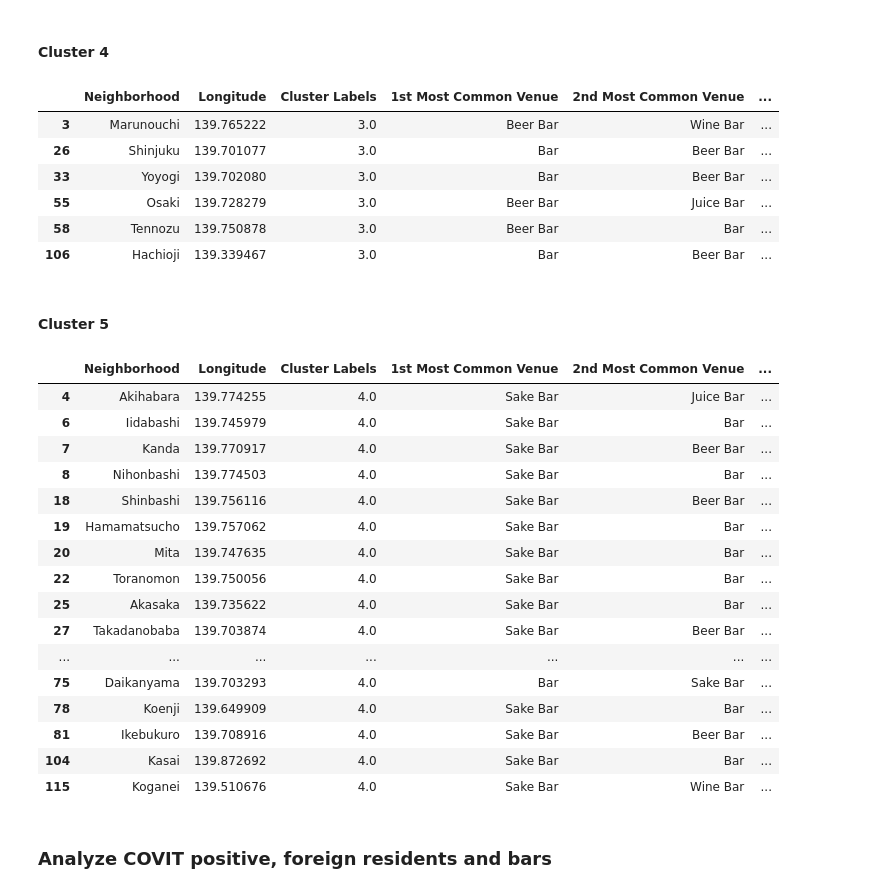
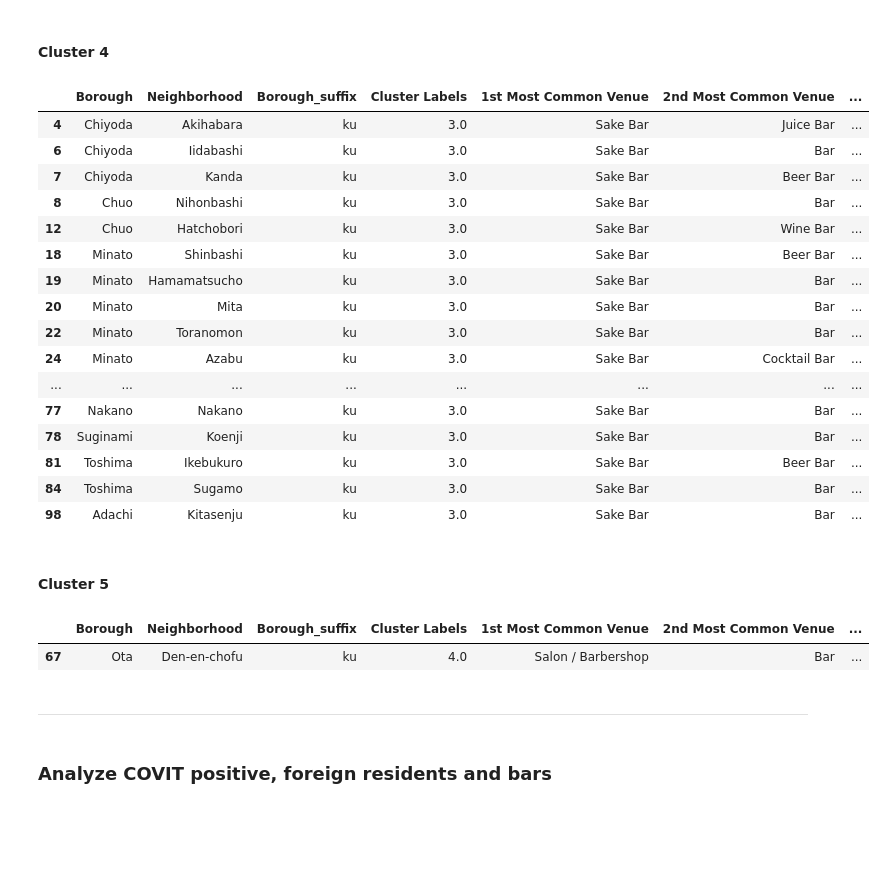
Before and after one commit to taakuu/Coursera_Capstone, a Jupyter notebook: Week4-5_The_Battle_of_Neighborhoods/Week5-The-Battle-of-Neighborhoods.ipynb, the cells around one changed output. Drawn from its saved outputs; the diff is of its cells as text; code cells hidden in the pictures; blank space fills up the shorter version.

```diff
--- a/Week4-5_The_Battle_of_Neighborhoods/Week5-The-Battle-of-Neighborhoods.ipynb
+++ b/Week4-5_The_Battle_of_Neighborhoods/Week5-The-Battle-of-Neighborhoods.ipynb
@@ -495,7 +507,7 @@ map_tokyo
 # %% [markdown]
 #### View COVIT19 positive in Tokyo
 # %%
-address = 'Tokyo, Tokyo, Japan'
+address = 'Tsutsujigaoka, Tokyo, Japan'
 
 geolocator = Nominatim(user_agent="tokyo_wards_explorer")
 location = geolocator.geocode(address)
@@ -507,5 +519,13 @@ The geograpical coordinate of Tokyo, Tokyo, Japan are 35.6777691, 139.7646365.
 # %%
+from folium.features import DivIcon
+
+title = 'COVIT19 positive in Tokyo as of ' + covit_json_date
+title_html = '''
+             <h3 align="center" style="font-size:16px"><b>{}</b></h3>
+             '''.format(title)
+
 map_tokyo_covit = folium.Map(location=[latitude, longitude], zoom_start=11)
+map_tokyo_covit.get_root().html.add_child(folium.Element(title_html))
 
 covit_max = covit_foreign['COVIT_positive'].max()
 
@@ -520,8 +540,18 @@ for lat, lng, label, covit in zip(covit_foreign['Latitude'], covit_foreign['Long
         fill=True,
         fill_color='red',
         fill_opacity=0.7,
-        parse_html=False).add_to(map_tokyo_covit)
-
+        parse_html=False
+    ).add_to(map_tokyo_covit)
+    '''
+    folium.map.Marker(
+        [lat + 0.5, lng - 1.6],
+        icon=DivIcon(
+            icon_size=(150,36),
+            icon_anchor=(0,0),
+            html='<div style="font-size: 24pt">1000 %d</div>' % covit,
+        )
+    ).add_to(map_tokyo_covit)
+    '''
 map_tokyo_covit
 # %% [output]
 [interactive output not drawn]
@@ -537,7 +567,7 @@ for lat, lng, label, covit in zip(covit_foreign['Latitude'], covit_foreign['Long
     label = folium.Popup("{}:{}".format(label,covit), parse_html=True)
     folium.CircleMarker(
         [lat, lng],
-        radius=(covit * 50)/covit_max,
+        radius=(covit * 80)/covit_max,
         popup=label,
         color='yellow',
         fill=True,
@@ -1039,7 +1056,7 @@ Let's create a new dataframe that includes the cluster as well as the top 10 ven
 # add clustering labels
 neighborhoods_venues_sorted.insert(0, 'Cluster Labels', kmeans.labels_)
 
-tokyo_merged = neighborhoods
+tokyo_merged = neighborhoods.copy()
 
 # merge neighborhoods with neighborhoods_venues_sorted to add latitude/longitude for each neighborhood
 tokyo_merged = tokyo_merged.join(neighborhoods_venues_sorted.set_index('Neighborhood'), on='Neighborhood')
@@ -1149,37 +1178,34 @@ tokyo_merged.loc[tokyo_merged['Cluster Labels'] == 2, tokyo_merged.columns[[1] +
 # %% [markdown]
 #### Cluster 4
 # %%
-tokyo_merged.loc[tokyo_merged['Cluster Labels'] == 3, tokyo_merged.columns[[1] + list(range(5, tokyo_merged.shape[1]))]]
+tokyo_merged.loc[tokyo_merged['Cluster Labels'] == 3, tokyo_merged.columns[[0,1,2] + list(range(6, tokyo_merged.shape[1]))]]
 # %% [output]
-|  | Neighborhood | Longitude | Cluster Labels | 1st Most Common Venue | 2nd Most Common Venue | ... |
-| 3 | Marunouchi | 139.765222 | 3.0 | Beer Bar | Wine Bar | ... |
-| 26 | Shinjuku | 139.701077 | 3.0 | Bar | Beer Bar | ... |
-| 33 | Yoyogi | 139.702080 | 3.0 | Bar | Beer Bar | ... |
-| 55 | Osaki | 139.728279 | 3.0 | Beer Bar | Juice Bar | ... |
-| 58 | Tennozu | 139.750878 | 3.0 | Beer Bar | Bar | ... |
-| 106 | Hachioji | 139.339467 | 3.0 | Bar | Beer Bar | ... |
+|  | Borough | Neighborhood | Borough_suffix | Cluster Labels | 1st Most Common Venue | 2nd Most Common Venue | ... |
+| 4 | Chiyoda | Akihabara | ku | 3.0 | Sake Bar | Juice Bar | ... |
+| 6 | Chiyoda | Iidabashi | ku | 3.0 | Sake Bar | Bar | ... |
+| 7 | Chiyoda | Kanda | ku | 3.0 | Sake Bar | Beer Bar | ... |
+| 8 | Chuo | Nihonbashi | ku | 3.0 | Sake Bar | Bar | ... |
+| 12 | Chuo | Hatchobori | ku | 3.0 | Sake Bar | Wine Bar | ... |
+| 18 | Minato | Shinbashi | ku | 3.0 | Sake Bar | Beer Bar | ... |
+| 19 | Minato | Hamamatsucho | ku | 3.0 | Sake Bar | Bar | ... |
+| 20 | Minato | Mita | ku | 3.0 | Sake Bar | Bar | ... |
+| 22 | Minato | Toranomon | ku | 3.0 | Sake Bar | Bar | ... |
+| 24 | Minato | Azabu | ku | 3.0 | Sake Bar | Cocktail Bar | ... |
+| ... | ... | ... | ... | ... | ... | ... | ... |
+| 77 | Nakano | Nakano | ku | 3.0 | Sake Bar | Bar | ... |
+| 78 | Suginami | Koenji | ku | 3.0 | Sake Bar | Bar | ... |
+| 81 | Toshima | Ikebukuro | ku | 3.0 | Sake Bar | Beer Bar | ... |
+| 84 | Toshima | Sugamo | ku | 3.0 | Sake Bar | Bar | ... |
+| 98 | Adachi | Kitasenju | ku | 3.0 | Sake Bar | Bar | ... |
 # %% [markdown]
 #### Cluster 5
 # %%
-tokyo_merged.loc[tokyo_merged['Cluster Labels'] == 4, tokyo_merged.columns[[1] + list(range(5, tokyo_merged.shape[1]))]]
+tokyo_merged.loc[tokyo_merged['Cluster Labels'] == 4, tokyo_merged.columns[[0,1,2] + list(range(6, tokyo_merged.shape[1]))]]
 # %% [output]
-|  | Neighborhood | Longitude | Cluster Labels | 1st Most Common Venue | 2nd Most Common Venue | ... |
-| 4 | Akihabara | 139.774255 | 4.0 | Sake Bar | Juice Bar | ... |
-| 6 | Iidabashi | 139.745979 | 4.0 | Sake Bar | Bar | ... |
-| 7 | Kanda | 139.770917 | 4.0 | Sake Bar | Beer Bar | ... |
-| 8 | Nihonbashi | 139.774503 | 4.0 | Sake Bar | Bar | ... |
-| 18 | Shinbashi | 139.756116 | 4.0 | Sake Bar | Beer Bar | ... |
-| 19 | Hamamatsucho | 139.757062 | 4.0 | Sake Bar | Bar | ... |
-| 20 | Mita | 139.747635 | 4.0 | Sake Bar | Bar | ... |
-| 22 | Toranomon | 139.750056 | 4.0 | Sake Bar | Bar | ... |
-| 25 | Akasaka | 139.735622 | 4.0 | Sake Bar | Bar | ... |
-| 27 | Takadanobaba | 139.703874 | 4.0 | Sake Bar | Beer Bar | ... |
-| ... | ... | ... | ... | ... | ... | ... |
-| 75 | Daikanyama | 139.703293 | 4.0 | Bar | Sake Bar | ... |
-| 78 | Koenji | 139.649909 | 4.0 | Sake Bar | Bar | ... |
-| 81 | Ikebukuro | 139.708916 | 4.0 | Sake Bar | Beer Bar | ... |
-| 104 | Kasai | 139.872692 | 4.0 | Sake Bar | Bar | ... |
-| 115 | Koganei | 139.510676 | 4.0 | Sake Bar | Wine Bar | ... |
+|  | Borough | Neighborhood | Borough_suffix | Cluster Labels | 1st Most Common Venue | 2nd Most Common Venue | ... |
+| 67 | Ota | Den-en-chofu | ku | 4.0 | Salon / Barbershop | Bar | ... |
+# %% [markdown]
+----------------------------------
 # %% [markdown]
 ### Analyze COVIT positive, foreign residents and bars
 # %%
```
Also changed, not shown: parts of 51 cells of this notebook.
